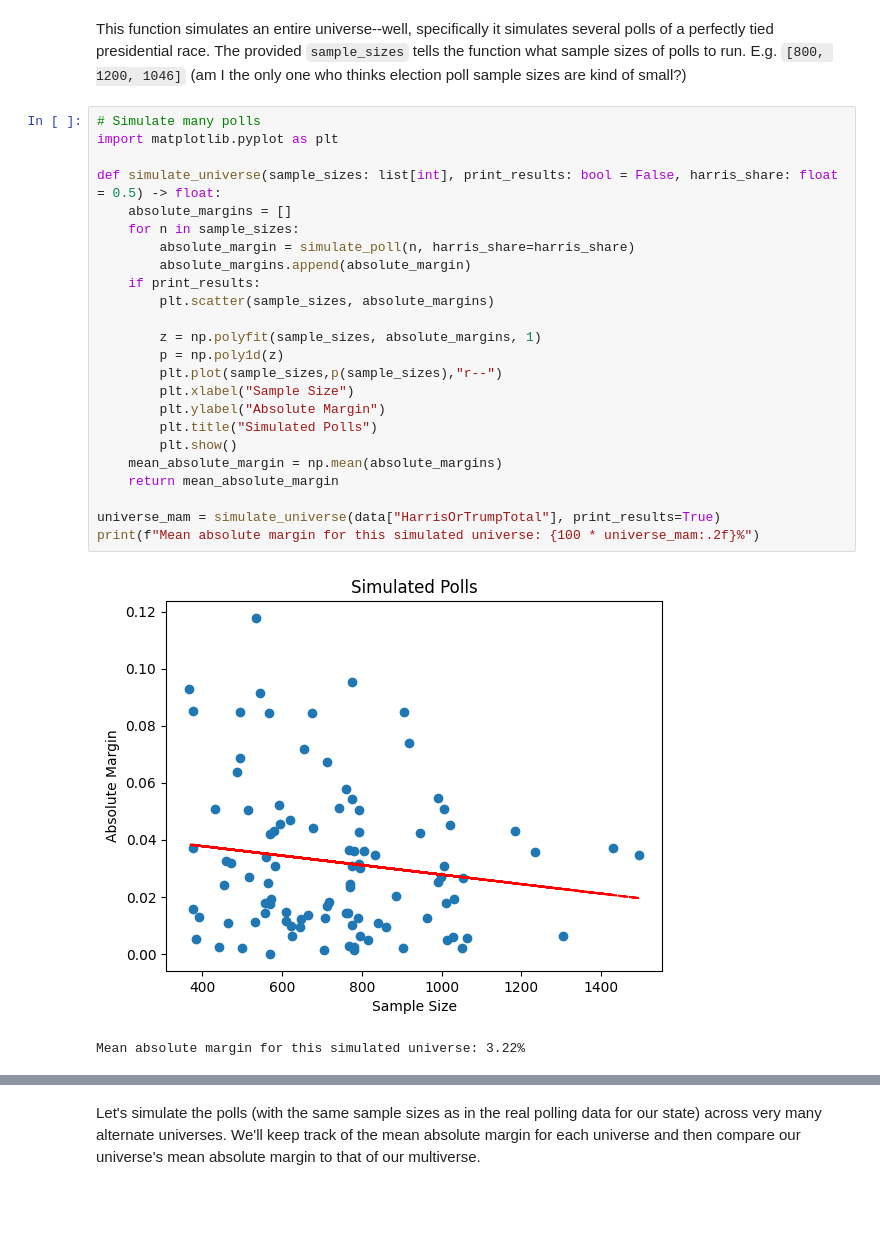
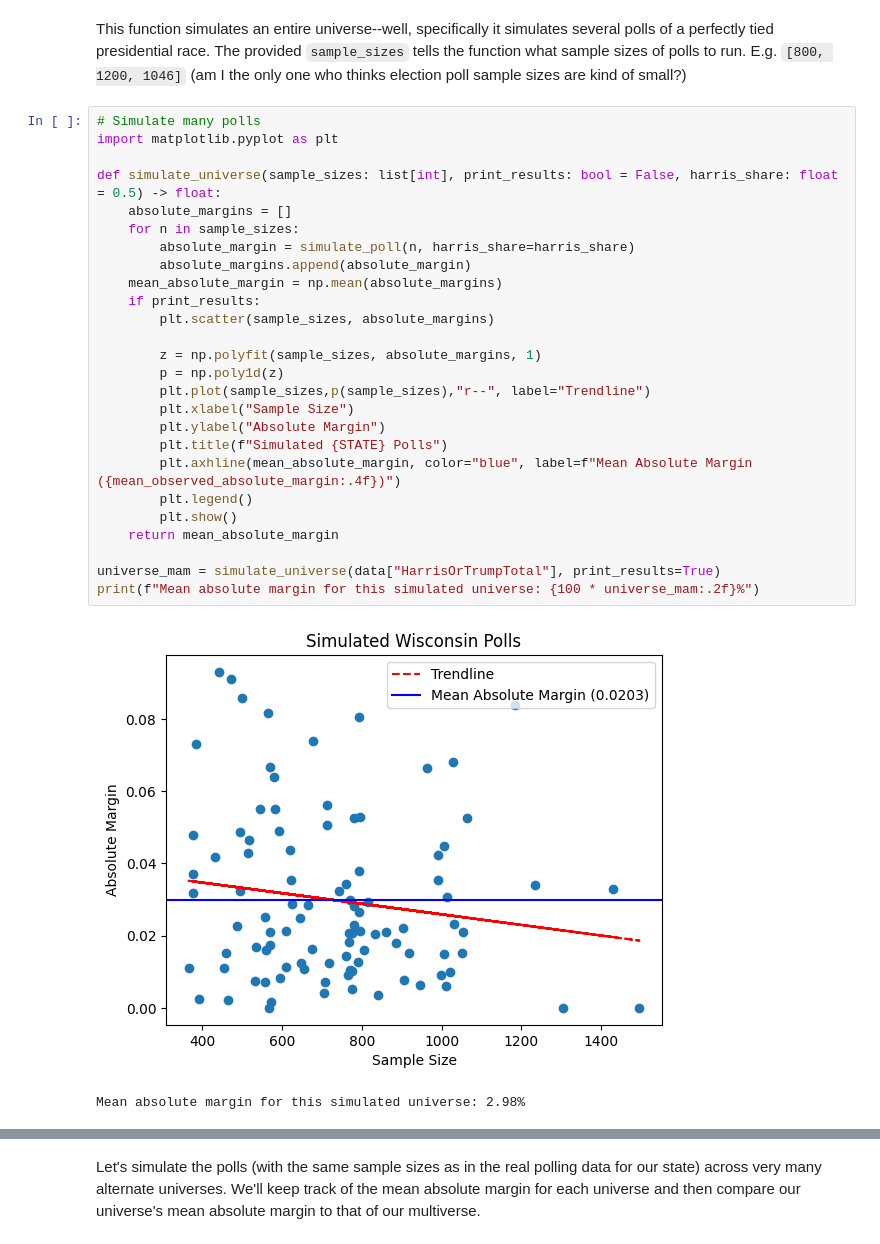
Before and after one commit to boyleconnor/poll-margins-2024, a Jupyter notebook: simulate_polls.ipynb, the cells around one changed output, grey strips where cells are left out. Drawn from its saved outputs; the diff is of its cells as text; blank space fills up the shorter version.

Commit message:
Gussy up the graphs

```diff
--- a/simulate_polls.ipynb
+++ b/simulate_polls.ipynb
@@ -73,30 +73,32 @@ This function simulates an entire universe--well, specifically it simulates seve
 # %%
 # Simulate many polls
 import matplotlib.pyplot as plt
 
 def simulate_universe(sample_sizes: list[int], print_results: bool = False, harris_share: float = 0.5) -> float:
     absolute_margins = []
     for n in sample_sizes:
         absolute_margin = simulate_poll(n, harris_share=harris_share)
         absolute_margins.append(absolute_margin)
+    mean_absolute_margin = np.mean(absolute_margins)
     if print_results:
         plt.scatter(sample_sizes, absolute_margins)
 
         z = np.polyfit(sample_sizes, absolute_margins, 1)
         p = np.poly1d(z)
-        plt.plot(sample_sizes,p(sample_sizes),"r--")
+        plt.plot(sample_sizes,p(sample_sizes),"r--", label="Trendline")
         plt.xlabel("Sample Size")
         plt.ylabel("Absolute Margin")
-        plt.title("Simulated Polls")
+        plt.title(f"Simulated {STATE} Polls")
+        plt.axhline(mean_absolute_margin, color="blue", label=f"Mean Absolute Margin ({mean_observed_absolute_margin:.4f})")
+        plt.legend()
         plt.show()
-    mean_absolute_margin = np.mean(absolute_margins)
     return mean_absolute_margin
 
 universe_mam = simulate_universe(data["HarrisOrTrumpTotal"], print_results=True)
 print(f"Mean absolute margin for this simulated universe: {100 * universe_mam:.2f}%")
 # %% [output]
-[figure, old version]
+[figure, new version]
-Mean absolute margin for this simulated universe: 3.22%
+Mean absolute margin for this simulated universe: 2.98%
 # %%
 universe_mams = []
 harris_shares = np.linspace(0.3, 0.7, 100)
```
Also changed, not shown: parts of 4 cells of this notebook.
